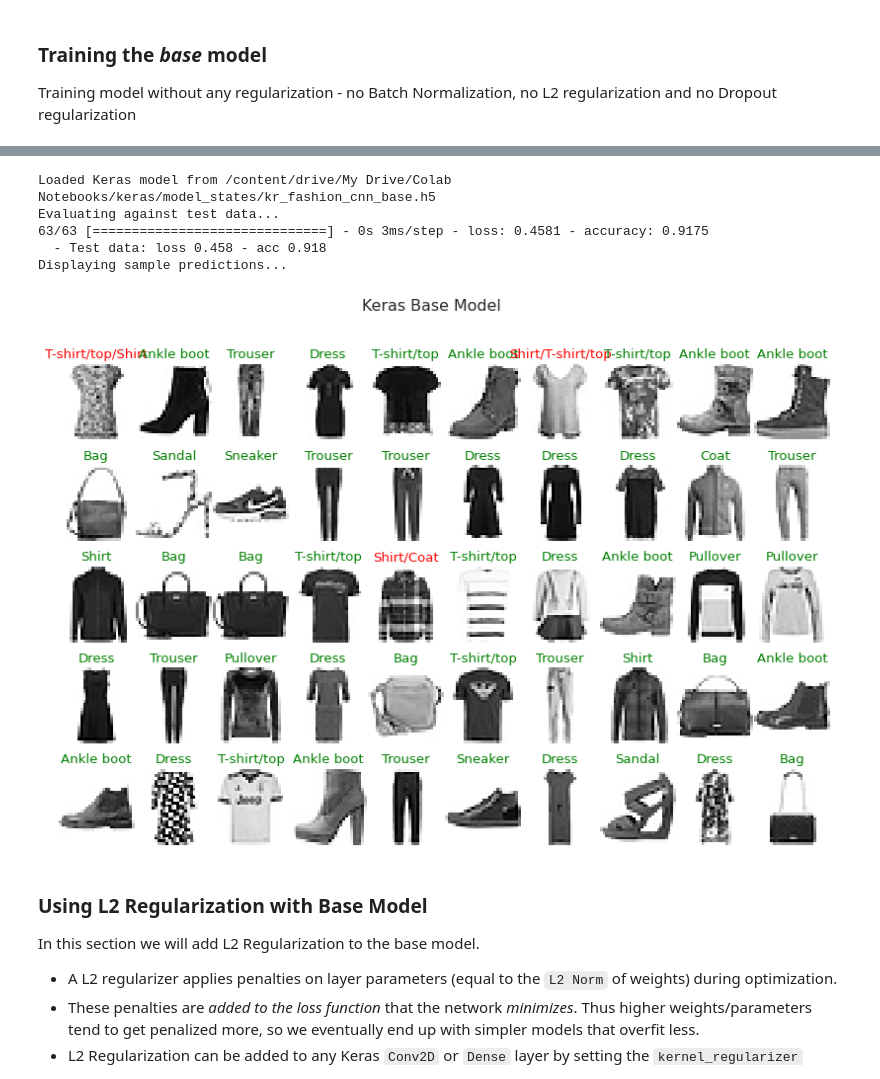
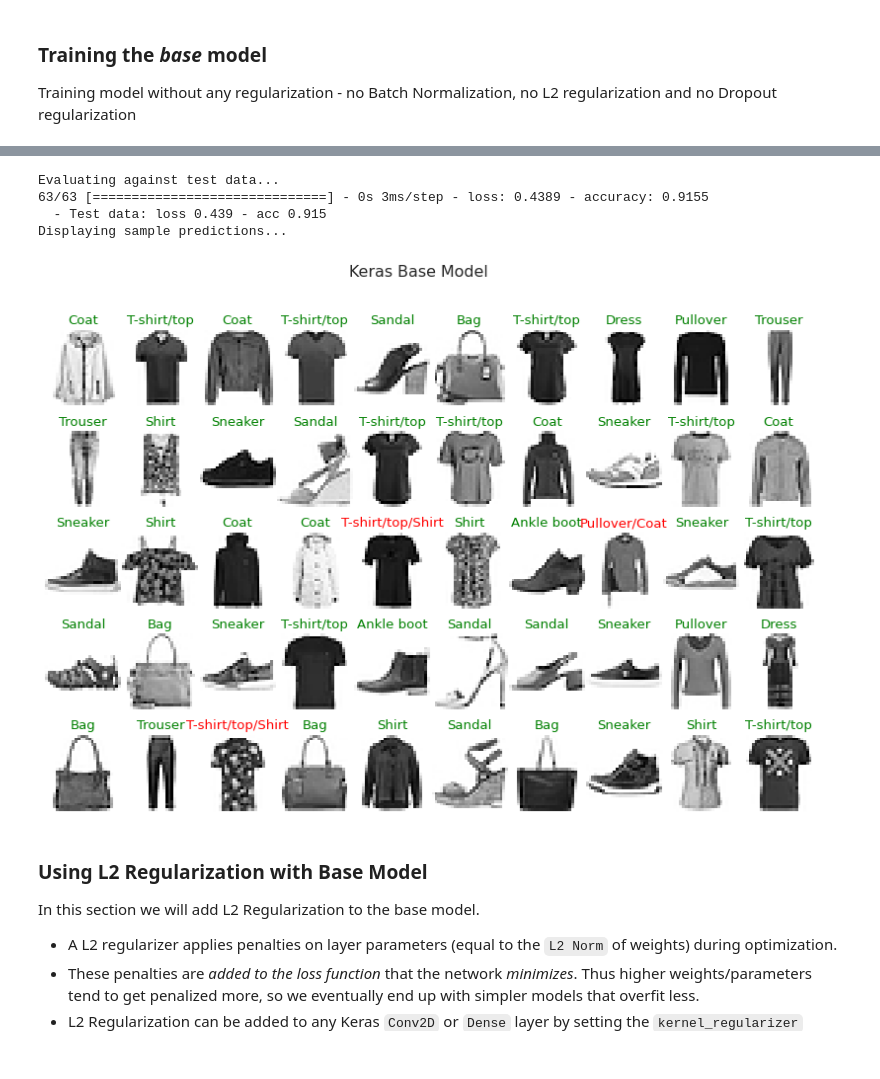
Before and after one commit to mjbhobe/dl-keras, a Jupyter notebook: Keras - Fashion MNIST - CNN.ipynb, the cells around one changed output, grey strips where cells are left out. Saved outputs shown, nothing was run; the diff lists cells and outputs as text; code cells hidden in the pictures.

```diff
--- a/Keras - Fashion MNIST - CNN.ipynb
+++ b/Keras - Fashion MNIST - CNN.ipynb
@@ -305,7 +316,7 @@ IMAGE_HEIGHT, IMAGE_WIDTH, NUM_CHANNELS, NUM_CLASSES = 28, 28, 1, 10
 # cross-train & evaluate model's performance
 def train_and_evaluate_model(model, X_train, y_train, X_val, y_val, X_test, y_test,
                              num_epochs=25, batch_size=32, plot_title=None, metric='acccuracy',
-                             callbacks=None, model_save_name=None):
+                             callbacks=None, model_save_path=None):
     """
     cross train & evaluate model's performance on training, cross-val & test datasets
     @params:
@@ -316,7 +327,7 @@ def train_and_evaluate_model(model, X_train, y_train, X_val, y_val, X_test, y_te
         - batch_size (optional, default=32) - the batch size to use for mini-batch gradient descent training
         - plot_title (optional, default=None) - plots loss vs epochs and accuracy vs epoch curves if assigned value
             other than None. Uses this assigned value as the plot's title
-        - model_save_name (optional, default=None) - the file name to which the Keras model is to be saved to.
+        - model_save_path (optional, default=None) - the file path to which the Keras model is to be saved to.
     """
 
     # train on X_train/y_train & cross-validate on X_val/y_val
@@ -337,11 +348,11 @@ def train_and_evaluate_model(model, X_train, y_train, X_val, y_val, X_test, y_te
     loss, acc = model.evaluate(X_test, y_test, verbose=1)
     print("  Testing  : loss %.3f - acc %.3f" % (loss, acc))
 
-    if model_save_name is not None:
+    if model_save_path is not None:
         print('Saving model...', flush=True)
-        kru.save_model(model, model_save_name, MODEL_SAVE_DIR)
+        kru.save_model(model, model_save_path)
 # %%
-def do_predictions(model_save_name, X_test, y_test, test_images, test_labels,
+def do_predictions(model, X_test, y_test, test_images, test_labels,
                    plot_title=None, use_tf_keras_impl=False):
 
     def test_model(model, X_test, y_test, test_images, test_labels, plot_title=None):
@@ -363,9 +374,6 @@ def do_predictions(model_save_name, X_test, y_test, test_images, test_labels,
         display_sample(sample_images, sample_labels, sample_predictions,
             num_rows=5, num_cols=10, plot_title=plot_title)
 
-    # load the model from saved state (.hd5 archive)
-    model = kru.load_model(model_save_name, MODEL_SAVE_DIR)
-
     test_model(model, X_test, y_test, test_images, test_labels, plot_title=plot_title)
     del model
 # %% [markdown]
@@ -446,11 +454,10 @@ Non-trainable params: 1,792
 _________________________________________________________________
 None
 # %%
-model_name_base = 'kr_fashion_cnn_base'
 plot_title_base = 'Keras Base Model'
 train_and_evaluate_model(model, X_train, y_train, X_val, y_val, X_test, y_test,
                          num_epochs=20, batch_size=64, metric='accuracy',
-                         plot_title=plot_title_base, model_save_name=model_name_base)
+                         plot_title=plot_title_base)
 #del model
 # %% [output]
 Epoch 1/20
@@ -501,3 +507,8 @@ See [this Colab Notebook](https://colab.research.google.com/drive/1brSHFOnPQTo0-
 
 Let's run some predictions against the `test` dataset, which the model has not _seen_ during training.
 * I expect to see the same `Test acc` value as seen in the output from training the model
+# %%
+# load model before predictions
+model_save_path1 = os.path.join(MODEL_SAVE_DIR, 'kr_fashion_cnn_base.h5')
+model = kru.load_model(model_save_path1)
+print(model.summary())
@@ -504,10 +533,9 @@ Let's run some predictions against the `test` dataset, which the model has not _
 # %%
-do_predictions(model_name_base, X_test, y_test, test_images, test_labels,
+do_predictions(model, X_test, y_test, test_images, test_labels,
                plot_title=plot_title_base, use_tf_keras_impl=True)
 # %% [output]
-Loaded Keras model from /content/drive/My Drive/Colab Notebooks/keras/model_states/kr_fashion_cnn_base.h5
 Evaluating against test data...
-63/63 [==============================] - 0s 3ms/step - loss: 0.4581 - accuracy: 0.9175
-  - Test data: loss 0.458 - acc 0.918
+63/63 [==============================] - 0s 3ms/step - loss: 0.4389 - accuracy: 0.9155
+  - Test data: loss 0.439 - acc 0.915
 Displaying sample predictions...
-[figure, old version]
+[figure, new version]
```
Also changed, not shown: parts of 41 cells of this notebook, 15 other files.
